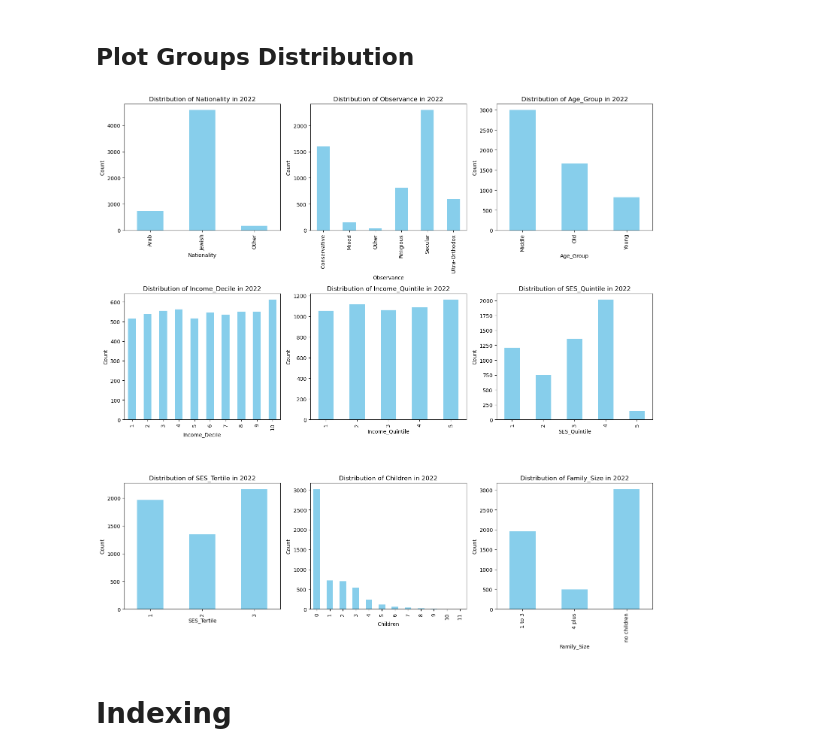
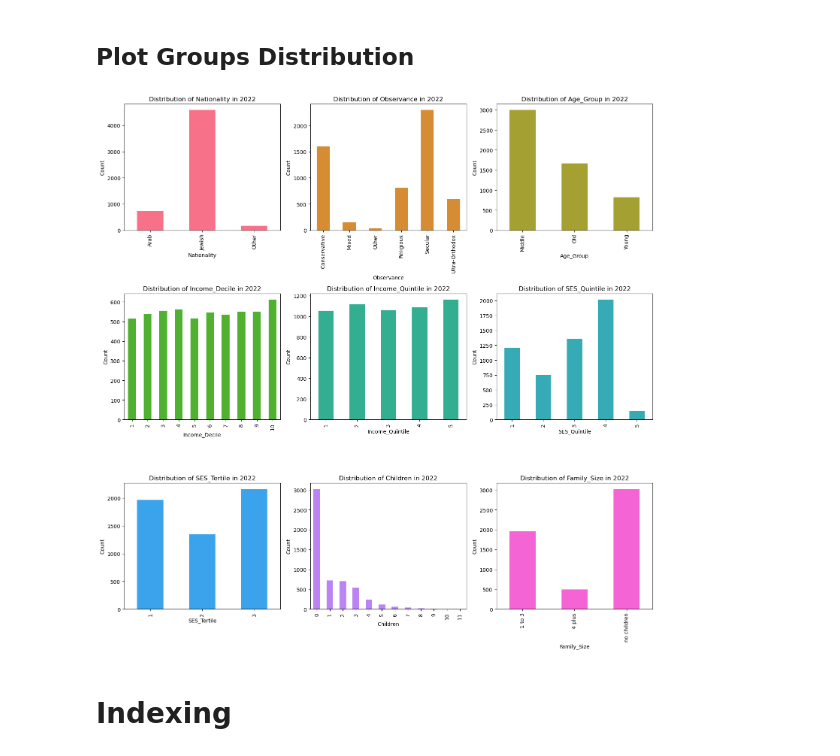
Before and after one commit to roykisluk/Inflation-Heterogeneity, a Jupyter notebook: Main.ipynb, the cells around one changed output. Cells and saved outputs as stored; diff of their text form; code cells hidden in the pictures.

```diff
--- a/Main.ipynb
+++ b/Main.ipynb
@@ -4,7 +4,7 @@
 # Parameters
 
 ## Years
-start_year = 2021
+start_year = 2015
 end_year = 2022
 base_year = start_year
 years = range(start_year, end_year + 1)
@@ -157,34 +138,39 @@ Number of observations: 5478
 # %% [markdown]
 ## Plot Groups Distribution
 # %%
+import seaborn as sns
+
 # Get the columns to plot
 columns_to_plot = [col for col in Groups[end_year].columns if col != 'misparmb']
 
 # Calculate the number of rows needed
 ncols = 3
 nrows = (len(columns_to_plot) + ncols - 1) // ncols
 
 # Create subplots
 fig, axes = plt.subplots(nrows=nrows, ncols=ncols, figsize=(ncols * 5, nrows * 5))
 
 # Flatten the axes array for easy iteration
 axes = axes.flatten()
 
+# Define a color palette
+palette = sns.color_palette("husl", len(columns_to_plot))
+
 # Plot each column
-for ax, column in zip(axes, columns_to_plot):
-    Groups[end_year][column].value_counts().sort_index().plot(kind='bar', ax=ax, color='skyblue')
+for ax, column, color in zip(axes, columns_to_plot, palette):
+    Groups[end_year][column].value_counts().sort_index().plot(kind='bar', ax=ax, color=color)
     ax.set_title(f'Distribution of {column} in {end_year}')
     ax.set_xlabel(column)
     ax.set_ylabel('Count')
 
 # Remove any unused subplots
 for ax in axes[len(columns_to_plot):]:
     fig.delaxes(ax)
 
 plt.tight_layout()
 plt.show()
 # %% [output]
-[figure, old version]
+[figure, new version]
 # %% [markdown]
 # Indexing
 # %% [markdown]
```
Also changed, not shown: parts of 17 cells of this notebook, 3 other files.
